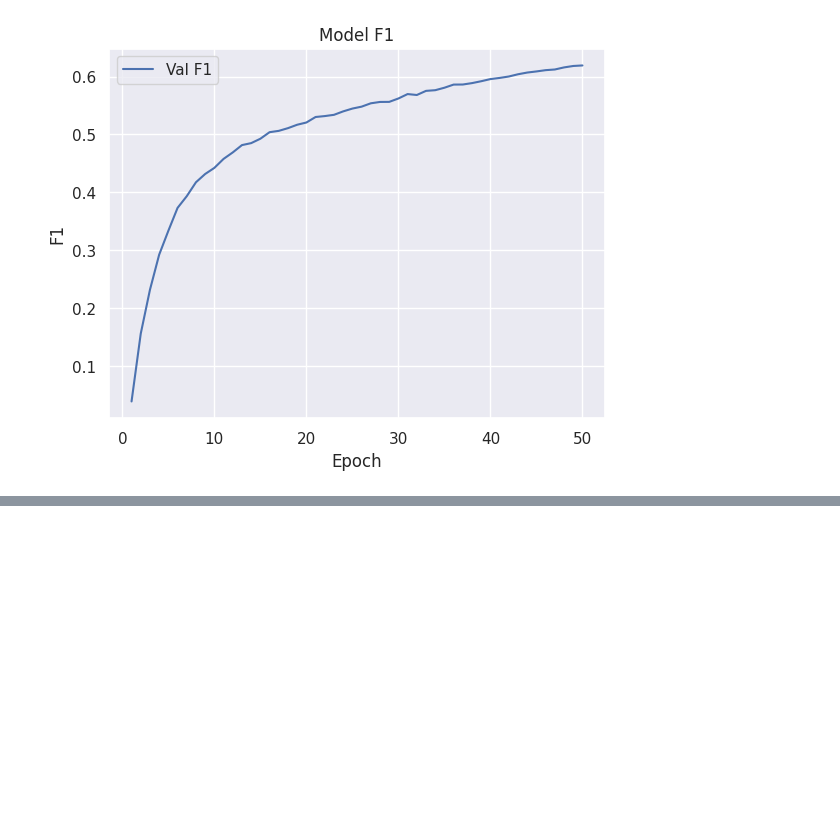
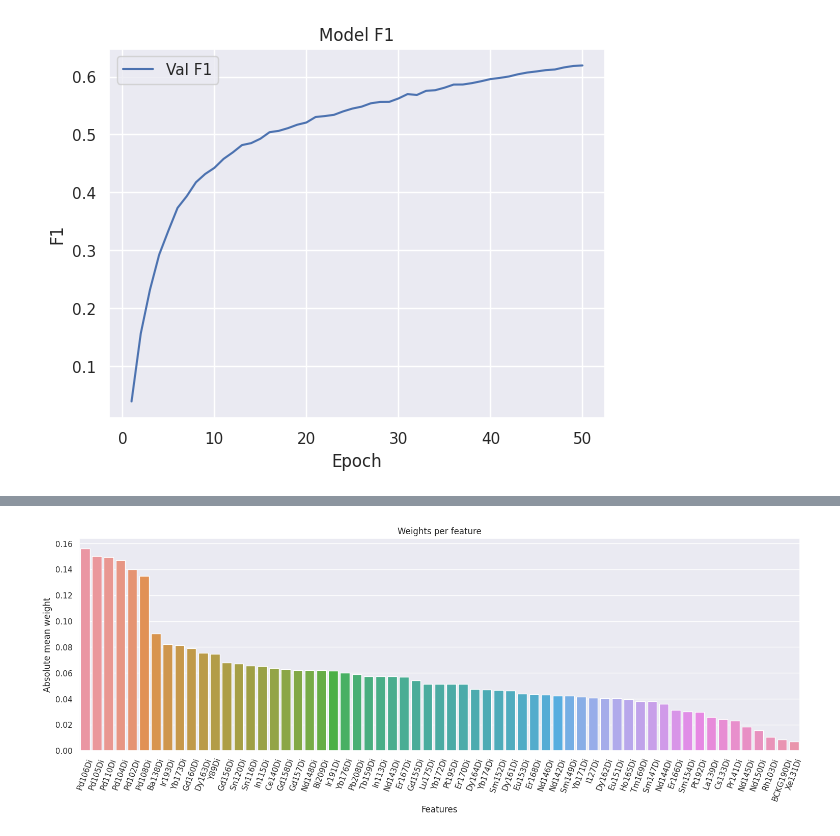
Before and after one commit to LeGmask/COVID_cyTOF, a Jupyter notebook: main.ipynb, the cells around one changed output, grey strips where cells are left out. Saved outputs shown, nothing was run; the diff lists cells and outputs as text; code cells hidden in the pictures; blank space fills up the shorter version.

```diff
--- a/main.ipynb
+++ b/main.ipynb
@@ -186,0 +193,4 @@ trainer.plot_f1()
+# %%
+model3.plot_weights(features=list(data.columns))
+# %% [output]
+[figure, added]
```
Also changed, not shown: parts of 5 cells of this notebook, 4 other files.
